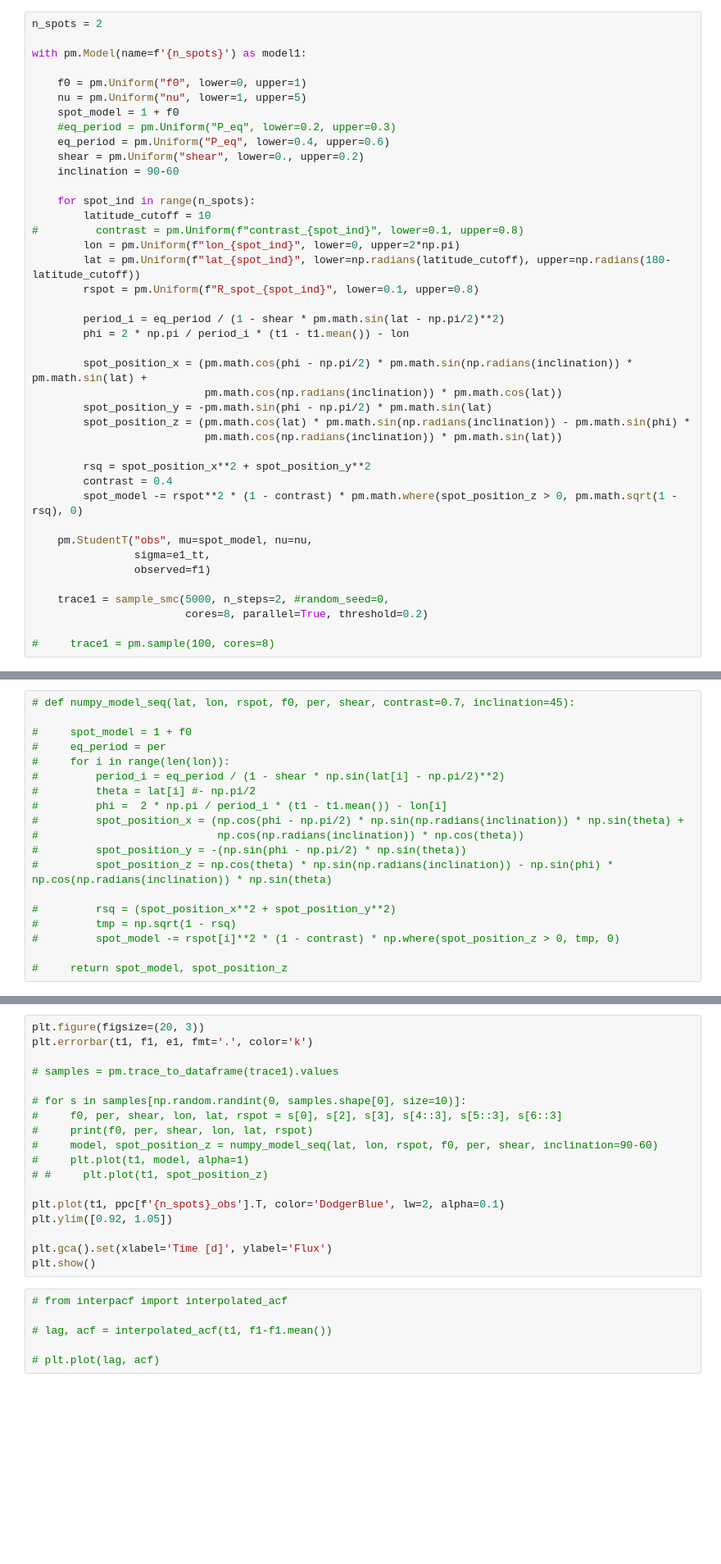
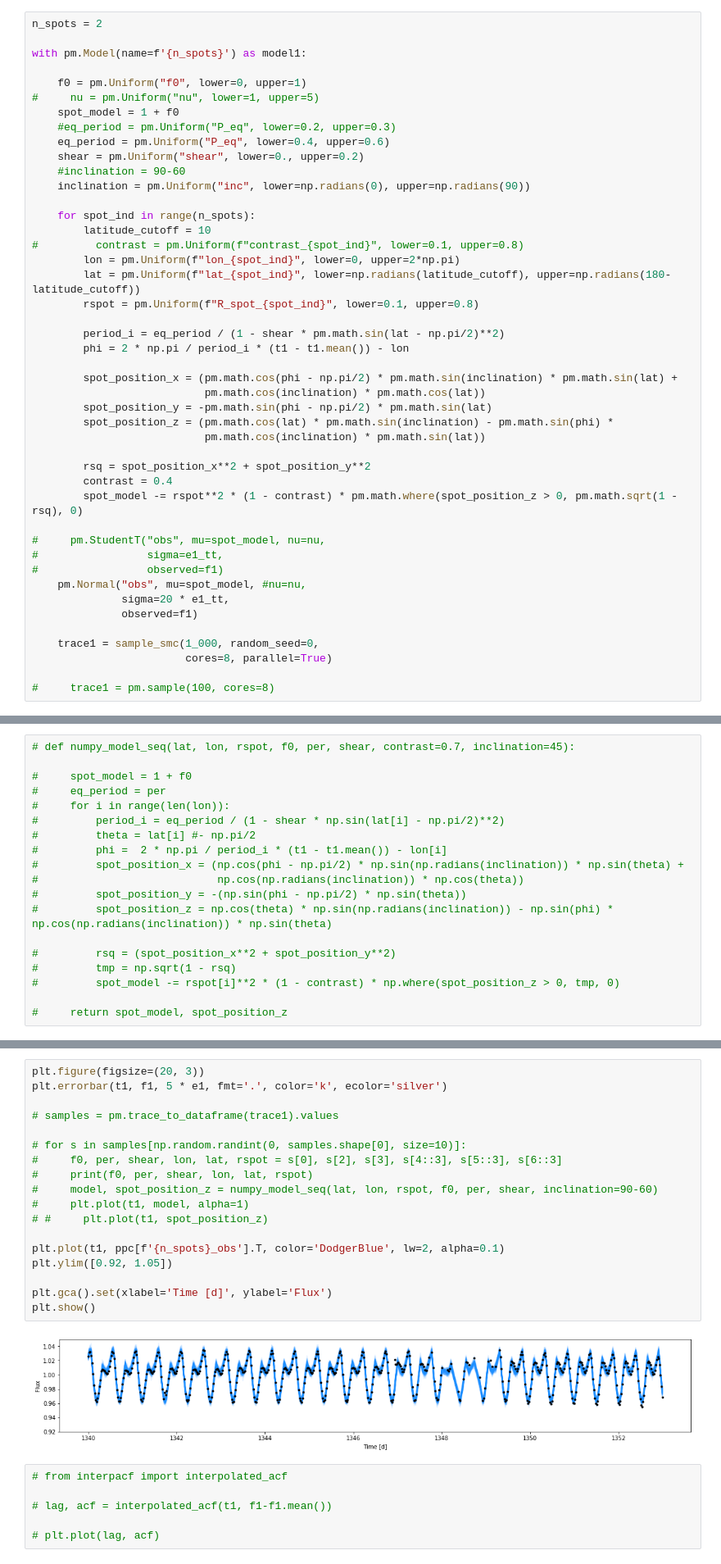
Before and after one commit to bmorris3/fdl-dr, a Jupyter notebook: tess_abdor.ipynb, the cells around one changed output, grey strips where cells are left out. Shown at 82% size. Saved outputs shown, nothing was run; the diff lists cells and outputs as text; blank space fills up the shorter version.

```diff
--- a/tess_abdor.ipynb
+++ b/tess_abdor.ipynb
@@ -51,12 +74,13 @@ n_spots = 2
 with pm.Model(name=f'{n_spots}') as model1:
 
     f0 = pm.Uniform("f0", lower=0, upper=1)
-    nu = pm.Uniform("nu", lower=1, upper=5)
+#     nu = pm.Uniform("nu", lower=1, upper=5)
     spot_model = 1 + f0
     #eq_period = pm.Uniform("P_eq", lower=0.2, upper=0.3)
     eq_period = pm.Uniform("P_eq", lower=0.4, upper=0.6)
     shear = pm.Uniform("shear", lower=0., upper=0.2)
-    inclination = 90-60
+    #inclination = 90-60
+    inclination = pm.Uniform("inc", lower=np.radians(0), upper=np.radians(90))
 
     for spot_ind in range(n_spots):
         latitude_cutoff = 10
@@ -68,22 +92,25 @@ with pm.Model(name=f'{n_spots}') as model1:
         period_i = eq_period / (1 - shear * pm.math.sin(lat - np.pi/2)**2)
         phi = 2 * np.pi / period_i * (t1 - t1.mean()) - lon
 
-        spot_position_x = (pm.math.cos(phi - np.pi/2) * pm.math.sin(np.radians(inclination)) * pm.math.sin(lat) +
-                           pm.math.cos(np.radians(inclination)) * pm.math.cos(lat))
+        spot_position_x = (pm.math.cos(phi - np.pi/2) * pm.math.sin(inclination) * pm.math.sin(lat) +
+                           pm.math.cos(inclination) * pm.math.cos(lat))
         spot_position_y = -pm.math.sin(phi - np.pi/2) * pm.math.sin(lat)
-        spot_position_z = (pm.math.cos(lat) * pm.math.sin(np.radians(inclination)) - pm.math.sin(phi) *
-                           pm.math.cos(np.radians(inclination)) * pm.math.sin(lat))
+        spot_position_z = (pm.math.cos(lat) * pm.math.sin(inclination) - pm.math.sin(phi) *
+                           pm.math.cos(inclination) * pm.math.sin(lat))
 
         rsq = spot_position_x**2 + spot_position_y**2
         contrast = 0.4
         spot_model -= rspot**2 * (1 - contrast) * pm.math.where(spot_position_z > 0, pm.math.sqrt(1 - rsq), 0)
 
-    pm.StudentT("obs", mu=spot_model, nu=nu,
-                sigma=e1_tt,
-                observed=f1)
+#     pm.StudentT("obs", mu=spot_model, nu=nu,
+#                 sigma=e1_tt,
+#                 observed=f1)
+    pm.Normal("obs", mu=spot_model, #nu=nu,
+              sigma=20 * e1_tt,
+              observed=f1)
 
-    trace1 = sample_smc(5000, n_steps=2, #random_seed=0,
-                        cores=8, parallel=True, threshold=0.2)
+    trace1 = sample_smc(1_000, random_seed=0,
+                        cores=8, parallel=True)
 
 #     trace1 = pm.sample(100, cores=8)
 # %% [output]
@@ -118,21 +158,23 @@ with model1:
 # %%
 plt.figure(figsize=(20, 3))
-plt.errorbar(t1, f1, e1, fmt='.', color='k')
+plt.errorbar(t1, f1, 5 * e1, fmt='.', color='k', ecolor='silver')
 
 # samples = pm.trace_to_dataframe(trace1).values
 
 # for s in samples[np.random.randint(0, samples.shape[0], size=10)]:
 #     f0, per, shear, lon, lat, rspot = s[0], s[2], s[3], s[4::3], s[5::3], s[6::3]
 #     print(f0, per, shear, lon, lat, rspot)
 #     model, spot_position_z = numpy_model_seq(lat, lon, rspot, f0, per, shear, inclination=90-60)
 #     plt.plot(t1, model, alpha=1)
 # #     plt.plot(t1, spot_position_z)
 
 plt.plot(t1, ppc[f'{n_spots}_obs'].T, color='DodgerBlue', lw=2, alpha=0.1)
 plt.ylim([0.92, 1.05])
 
 plt.gca().set(xlabel='Time [d]', ylabel='Flux')
 plt.show()
+# %% [output]
+[figure, added]
 # %%
 # from interpacf import interpolated_acf
 
```
Also changed, not shown: parts of 13 cells of this notebook, 4 other files.
